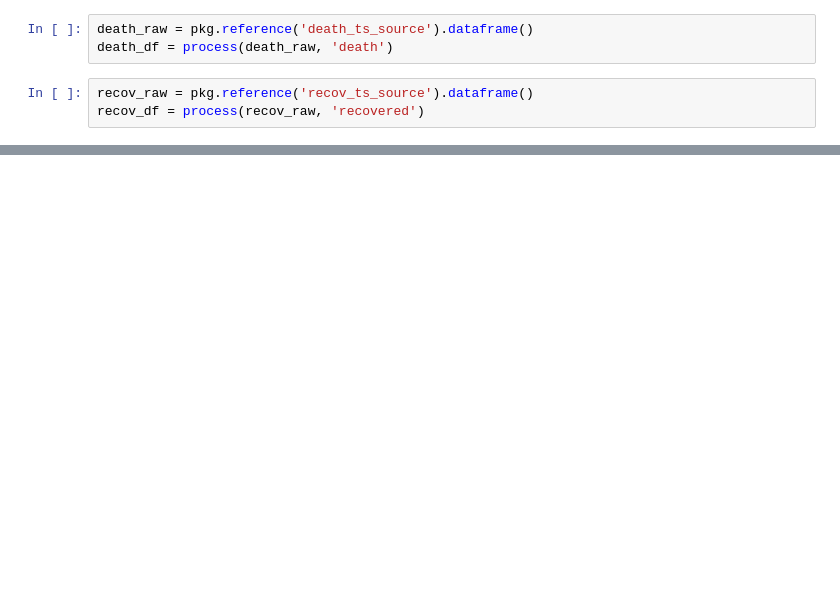
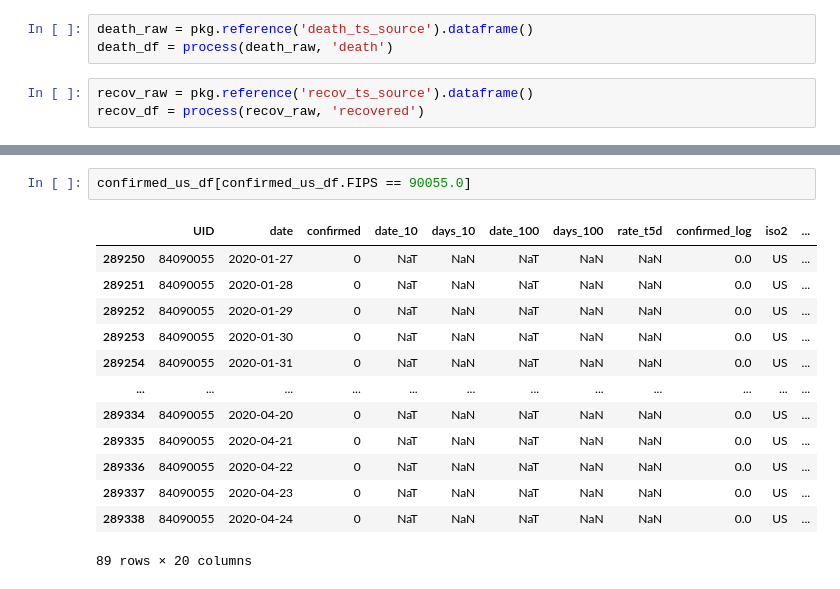
Before and after one commit to sandiegodata/covid19, a Jupyter notebook: jhu.edu-covid19/notebooks/ProcessTimeseries.ipynb, the cells around one changed output, grey strips where cells are left out. Drawn from its saved outputs; the diff is of its cells as text; blank space fills up the shorter version.

```diff
--- a/jhu.edu-covid19/notebooks/ProcessTimeseries.ipynb
+++ b/jhu.edu-covid19/notebooks/ProcessTimeseries.ipynb
@@ -163,0 +264,16 @@ array(['US'], dtype=object)
+# %%
+confirmed_us_df[confirmed_us_df.FIPS == 90055.0]
+# %% [output]
+|  | UID | date | confirmed | date_10 | days_10 | date_100 | days_100 | rate_t5d | confirmed_log | iso2 | ... |
+| 289250 | 84090055 | 2020-01-27 | 0 | NaT | NaN | NaT | NaN | NaN | 0.0 | US | ... |
+| 289251 | 84090055 | 2020-01-28 | 0 | NaT | NaN | NaT | NaN | NaN | 0.0 | US | ... |
+| 289252 | 84090055 | 2020-01-29 | 0 | NaT | NaN | NaT | NaN | NaN | 0.0 | US | ... |
+| 289253 | 84090055 | 2020-01-30 | 0 | NaT | NaN | NaT | NaN | NaN | 0.0 | US | ... |
+| 289254 | 84090055 | 2020-01-31 | 0 | NaT | NaN | NaT | NaN | NaN | 0.0 | US | ... |
+| ... | ... | ... | ... | ... | ... | ... | ... | ... | ... | ... | ... |
+| 289334 | 84090055 | 2020-04-20 | 0 | NaT | NaN | NaT | NaN | NaN | 0.0 | US | ... |
+| 289335 | 84090055 | 2020-04-21 | 0 | NaT | NaN | NaT | NaN | NaN | 0.0 | US | ... |
+| 289336 | 84090055 | 2020-04-22 | 0 | NaT | NaN | NaT | NaN | NaN | 0.0 | US | ... |
+| 289337 | 84090055 | 2020-04-23 | 0 | NaT | NaN | NaT | NaN | NaN | 0.0 | US | ... |
+| 289338 | 84090055 | 2020-04-24 | 0 | NaT | NaN | NaT | NaN | NaN | 0.0 | US | ... |
+89 rows × 20 columns
```
Also changed, not shown: parts of 8 cells of this notebook, 10 other files.
